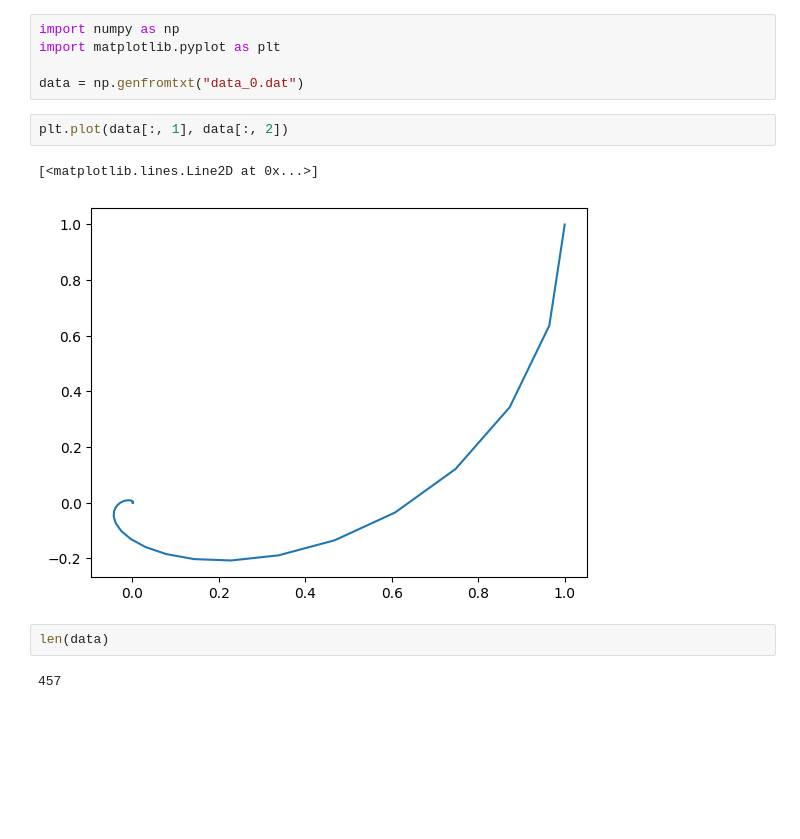
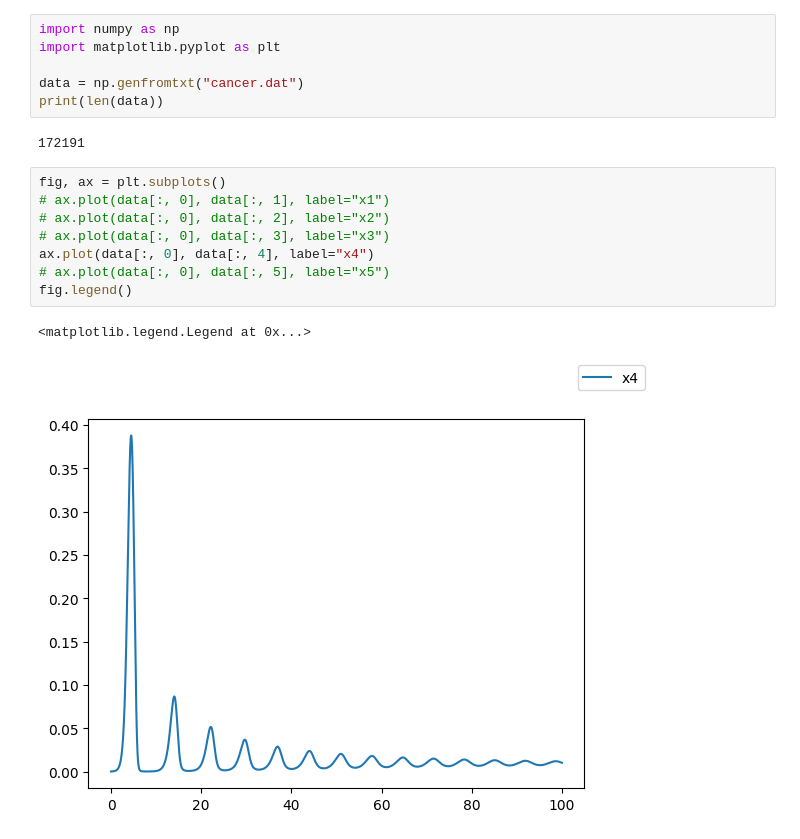
Before and after one commit to marcoparry/Integrator, a Jupyter notebook: data_analysis.ipynb, the cells around one changed output. Drawn from its saved outputs; the diff is of its cells as text; blank space fills up the shorter version.

```diff
--- a/data_analysis.ipynb
+++ b/data_analysis.ipynb
@@ -2,13 +2,18 @@
 import numpy as np
 import matplotlib.pyplot as plt
 
-data = np.genfromtxt("data_0.dat")
+data = np.genfromtxt("cancer.dat")
+print(len(data))
+# %% [output]
+172191
-# %%
-plt.plot(data[:, 1], data[:, 2])
-# %% [output]
-[<matplotlib.lines.Line2D at 0x...>]
-[figure, removed]
-# %%
-len(data)
-# %% [output]
-457
+# %%
+fig, ax = plt.subplots()
+# ax.plot(data[:, 0], data[:, 1], label="x1")
+# ax.plot(data[:, 0], data[:, 2], label="x2")
+# ax.plot(data[:, 0], data[:, 3], label="x3")
+ax.plot(data[:, 0], data[:, 4], label="x4")
+# ax.plot(data[:, 0], data[:, 5], label="x5")
+fig.legend()
+# %% [output]
+<matplotlib.legend.Legend at 0x...>
+[figure, added]
```
Also changed, not shown: parts of 1 cell of this notebook, 7 other files.
